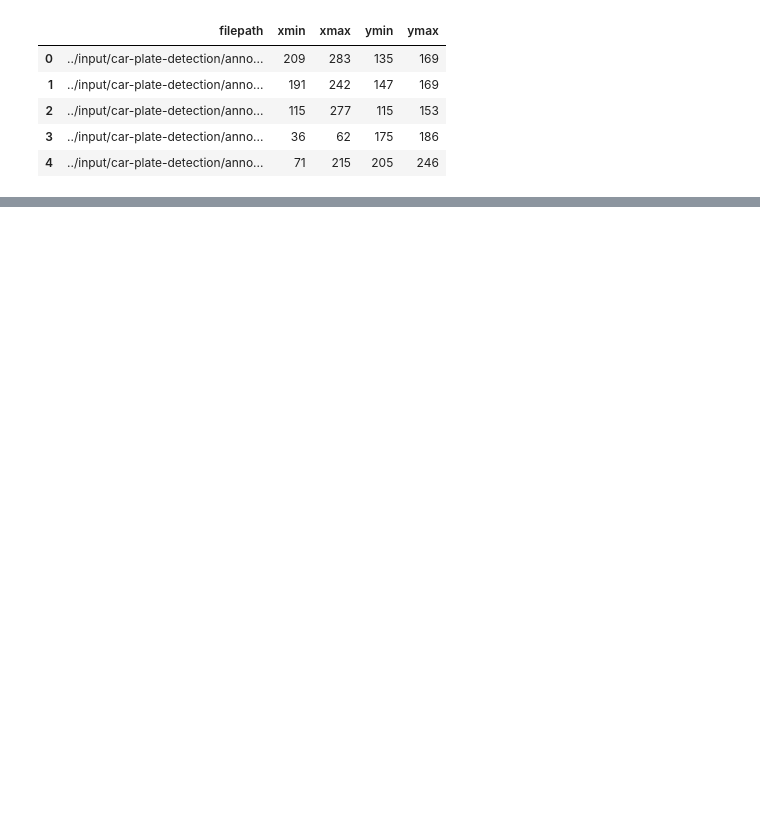
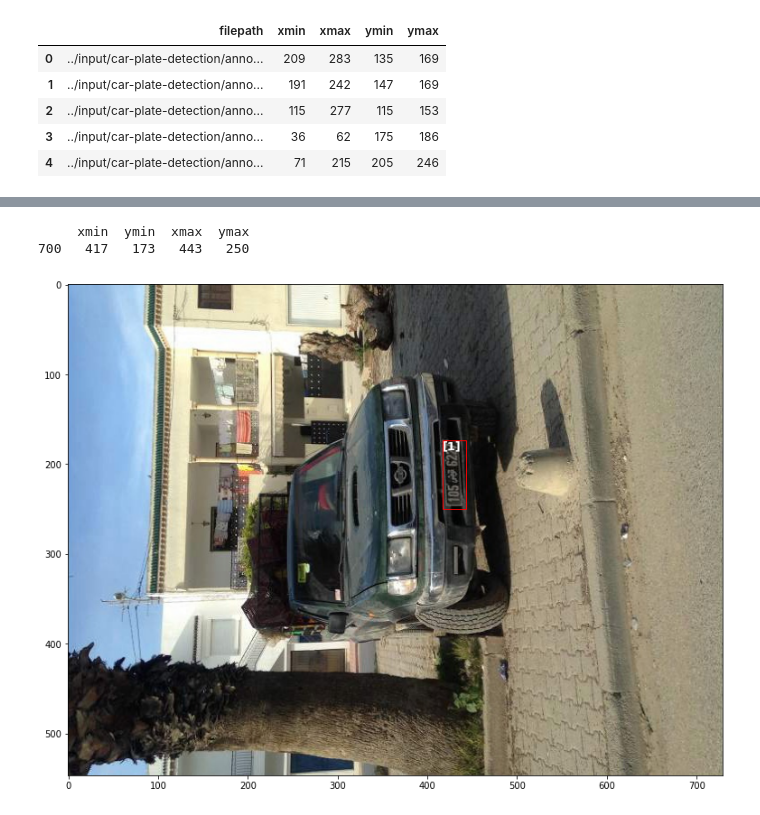
Before and after one commit to koleshjr/Computer-Vision-for-License-Plate-Recognition-, a Jupyter notebook: car-license-plate-detection.ipynb, the cells around one changed output, grey strips where cells are left out. Cells and saved outputs as stored; diff of their text form; code cells hidden in the pictures; blank space fills up the shorter version.

```diff
--- a/car-license-plate-detection.ipynb
+++ b/car-license-plate-detection.ipynb
@@ -102,0 +142,7 @@ df.shape, valid_df.shape
+# %%
+name = df.img_id.unique()[700]
+plot_image(name)
+# %% [output]
+     xmin  ymin  xmax  ymax
+700   417   173   443   250
+[figure, added]
```
Also changed, not shown: parts of 9 cells of this notebook.
